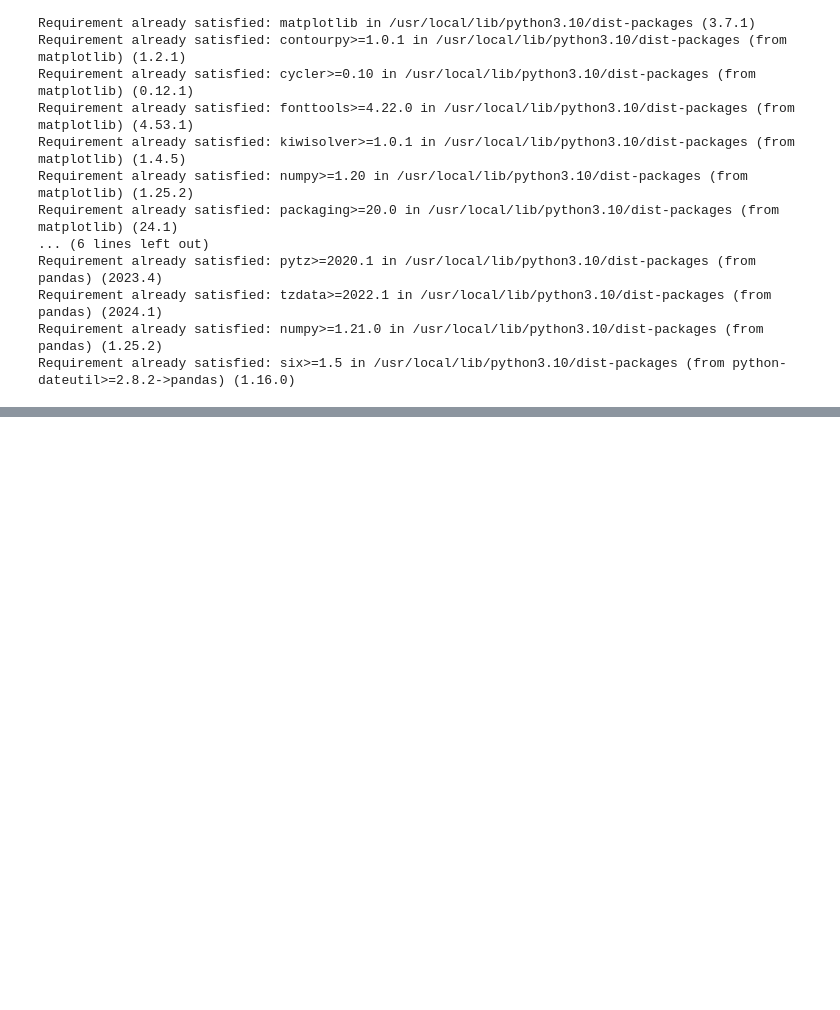
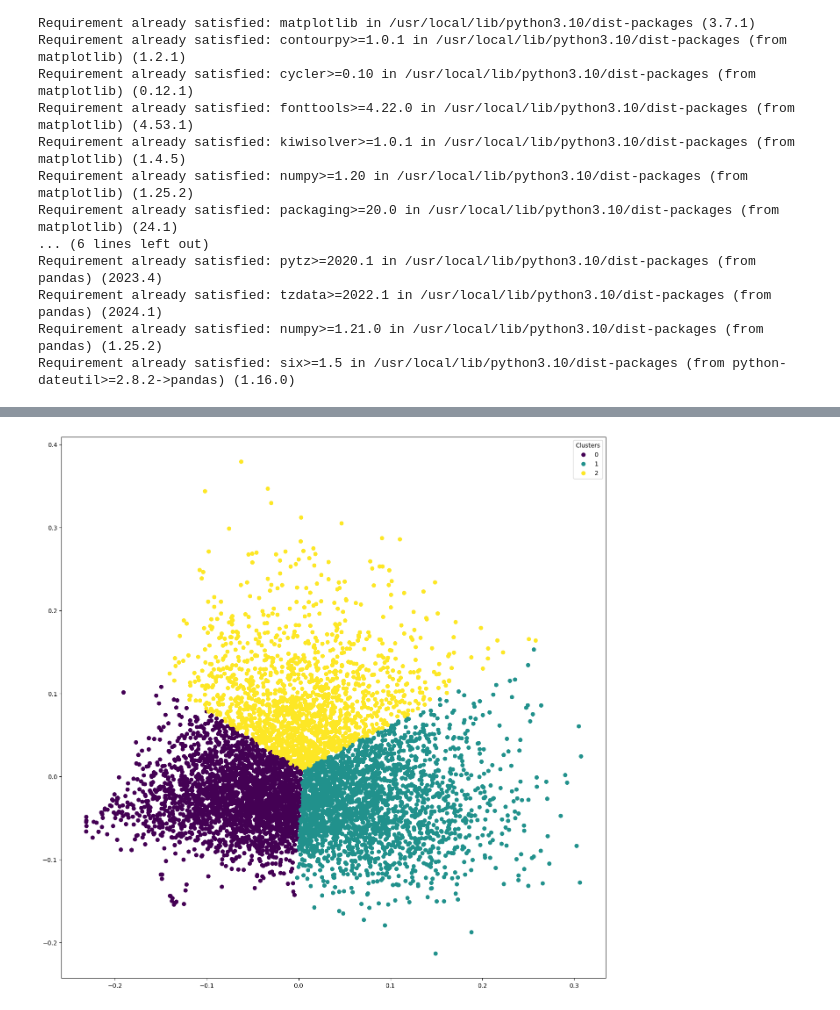
Before and after one commit to yarathealmighty/dumps, a Jupyter notebook: dump_checking.ipynb, the cells around one changed output, grey strips where cells are left out. Saved outputs shown, nothing was run; the diff lists cells and outputs as text; code cells hidden in the pictures; blank space fills up the shorter version.

```diff
--- a/dump_checking.ipynb
+++ b/dump_checking.ipynb
@@ -113,0 +128,32 @@ engineer
+# %%
+from sklearn.feature_extraction.text import TfidfVectorizer
+from sklearn.decomposition import PCA
+from sklearn.manifold import TSNE
+
+vectorizer = TfidfVectorizer()
+X = vectorizer.fit_transform(latin['Question'])
+# %%
+import matplotlib.pyplot as plt
+from sklearn.cluster import KMeans
+
+pca = PCA(n_components=2)
+X_reduced = pca.fit_transform(X.toarray())
+
+num_clusters = 3
+kmeans = KMeans(n_clusters=num_clusters, random_state=0)
+clusters = kmeans.fit_predict(X_reduced)
+
+plt.figure(figsize=(16, 16))
+scatter = plt.scatter(X_reduced[:, 0], X_reduced[:, 1], c=clusters, cmap='viridis')
+
+TEXT_SHOW = False
+
+if TEXT_SHOW:
+  for i, txt in enumerate(latin['Question']):
+      plt.annotate(txt, (X_reduced[i, 0], X_reduced[i, 1]), fontsize=8)
+
+
+plt.legend(*scatter.legend_elements(), title="Clusters")
+plt.show()
+# %% [output]
+[figure, added]
```
Also changed, not shown: parts of 13 cells of this notebook.
